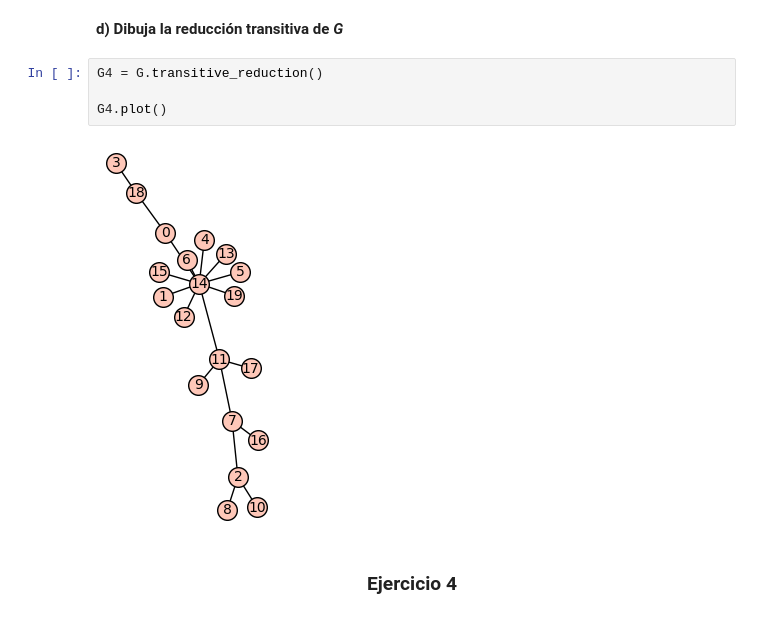
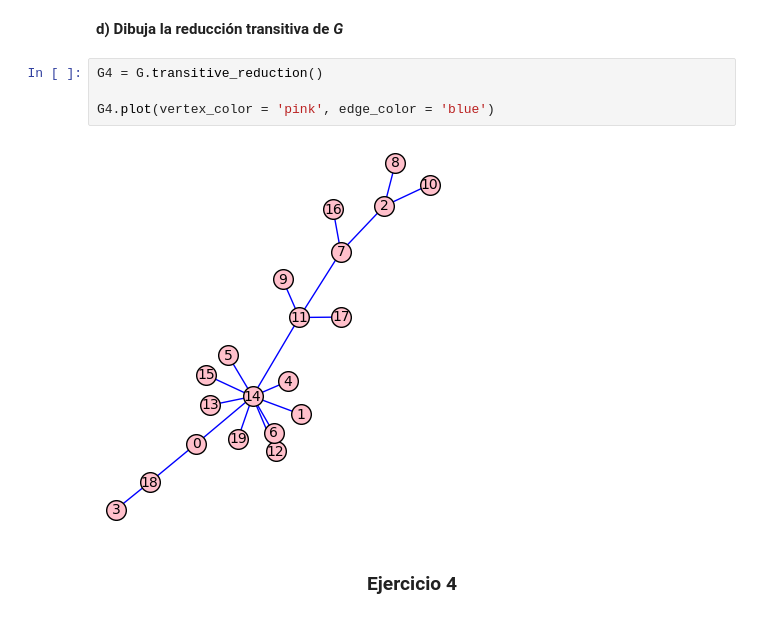
Before and after one commit to chrasucar/MATI, a Jupyter notebook: Práctica Final/Práctica Final Grupo 12.ipynb, the cells around one changed output. Drawn from its saved outputs; the diff is of its cells as text.

```diff
--- a/Práctica Final/Práctica Final Grupo 12.ipynb
+++ b/Práctica Final/Práctica Final Grupo 12.ipynb
@@ -861,9 +861,9 @@ Si recordamos la teoría, para un vértice es bueno tener poca transtividad loca
 # %%
 G4 = G.transitive_reduction()
 
-G4.plot()
+G4.plot(vertex_color = 'pink', edge_color = 'blue')
 # %% [output]
-[figure, old version]
+[figure, new version]
 # %% [markdown]
 <html>
 
```
Also changed, not shown: parts of 5 cells of this notebook.
